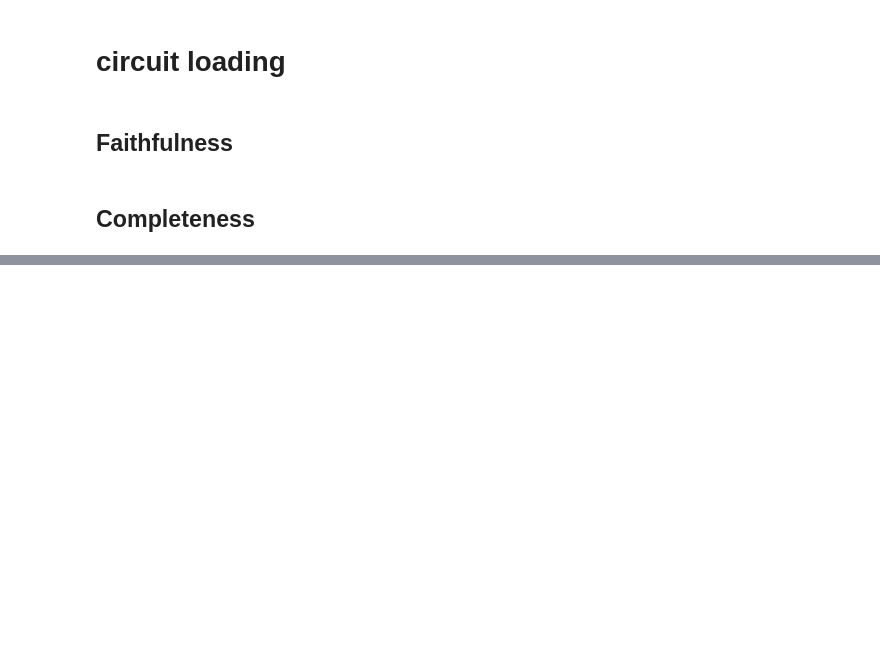
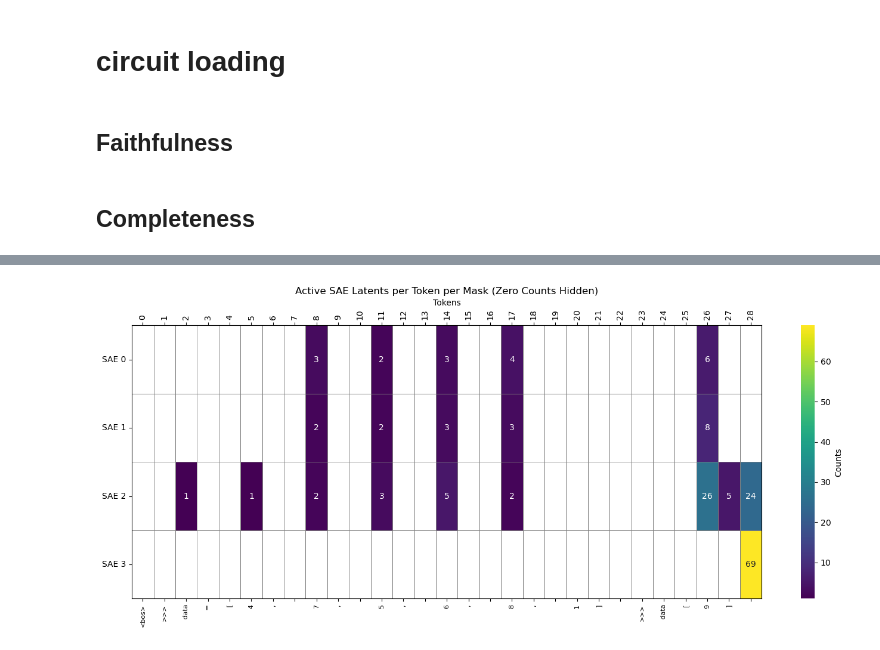
Before and after one commit to NainaniJatinZ/ScalableSAECircuits, a Jupyter notebook: ScalableSAECircuits_Colab.ipynb, the cells around one changed output, grey strips where cells are left out. Cells and saved outputs as stored; diff of their text form; code cells hidden in the pictures; blank space fills up the shorter version.

```diff
--- a/ScalableSAECircuits_Colab.ipynb
+++ b/ScalableSAECircuits_Colab.ipynb
@@ -1113,0 +1175,10 @@ def apply_subset_removal(mask, indices_to_remove):
+# %%
+def eval_logit_diff(batch, clean_labels, corr_labels, ratio_trained=10):
+    for sae in saes:
+        sae.mask.ratio_trained = ratio_trained
+    logits = model.run_with_hooks(
+        batch,
+        return_type="logits",
+        fwd_hooks=build_hooks_list(batch, use_mask=True, mean_mask=True, binarize_mask=True)
+        )
+    return logit_diff_fn(logits, clean_labels, corr_labels)
@@ -1250,3 +1514,74 @@ plt.grid(True)
 
 # Show plot
 plt.show()
+# %%
+sparsity_multiplier = thresholds[2]
+bdir = f"masks/{dropdown}/logit_diff_{str(sparsity_multiplier)}_run/{str(sparsity_multiplier)}_run.json"
+sae_masks = []
+for i in range(4):
+    sae_mask = SparseMask(saes[i].cfg.d_sae, 1.0, seq_len=example_length).to(device)
+    sae_mask.load_state_dict(torch.load(f"masks/{dropdown}/logit_diff_{str(sparsity_multiplier)}_run/sae_mask_{i}.pt"))
+    sae_masks.append(sae_mask)
+# %%
+import torch
+import numpy as np
+import matplotlib.pyplot as plt
+import seaborn as sns
+from matplotlib.colors import ListedColormap, BoundaryNorm
+
+# Assuming 'saes', 'model', and 'simple_dataset' are defined
+tokens = model.to_str_tokens(clean_data[1])
+num_masks = 4 # Number of masks you have
+counts_per_mask = []
+for mask_index in range(num_masks):
+    testmask = sae_masks[mask_index].mask.data.clone()
+    binarized = (testmask > 0.0).float()
+    counts = []
+    for i in range(len(tokens)):
+        counts.append(torch.count_nonzero(binarized[i]).item())
+    counts_per_mask.append(counts)
+
+# Convert counts to a NumPy array
+data = np.array(counts_per_mask) # Shape: (num_masks, num_tokens)
+
+# Create a mask for zero values
+zero_mask = data == 0
+
+# Define a colormap
+cmap = sns.color_palette("viridis", as_cmap=True)
+
+# Plot the heatmap with the mask
+plt.figure(figsize=(14, 6))
+ax = sns.heatmap(
+    data,
+    annot=True,
+    fmt='d',
+    cmap=cmap,
+    mask=zero_mask,
+    cbar_kws={'label': 'Counts'},
+    linewidths=0.5,
+    linecolor='gray'
+)
+
+# Set x-axis labels to tokens
+ax.set_xticks(np.arange(len(tokens)) + 0.5)
+ax.set_xticklabels(tokens, rotation=90, fontsize=8)
+
+# Add numeric indices above the chart
+ax2 = ax.twiny()
+ax2.set_xlim(ax.get_xlim())
+ax2.set_xticks(np.arange(len(tokens)) + 0.5)
+ax2.set_xticklabels(np.arange(len(tokens)), rotation=90)  # Rotate indices 90 degrees
+ax2.set_xlabel('Token Indices')
+
+# Set y-axis labels to masks
+ax.set_yticks(np.arange(num_masks) + 0.5)
+ax.set_yticklabels([f'SAE {i}' for i in range(num_masks)], rotation=0)
+
+plt.xlabel('Tokens')
+plt.ylabel('SAE Number Active Latents')
+plt.title('Active SAE Latents per Token per Mask (Zero Counts Hidden)')
+plt.tight_layout()
+plt.show()
+# %% [output]
+[figure, added]
```
Also changed, not shown: parts of 34 cells of this notebook, 8 other files.
